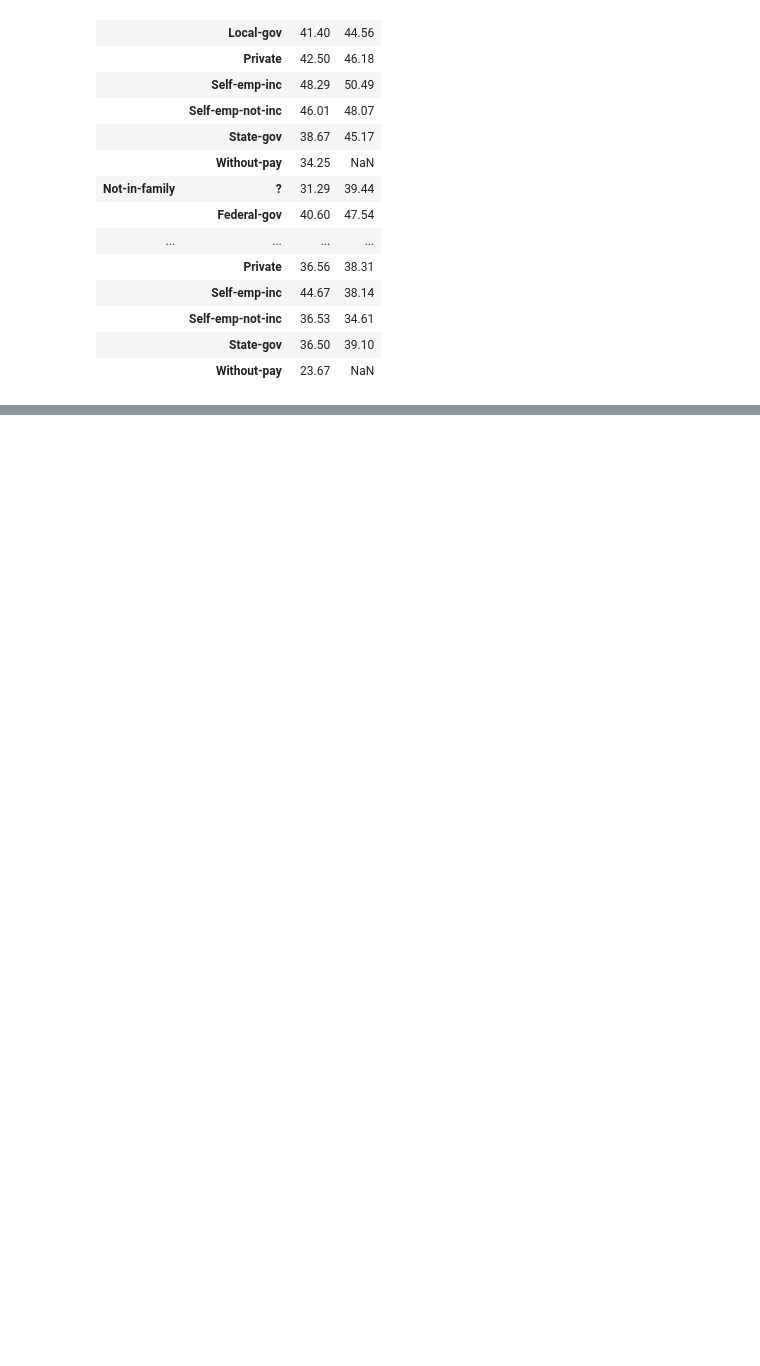
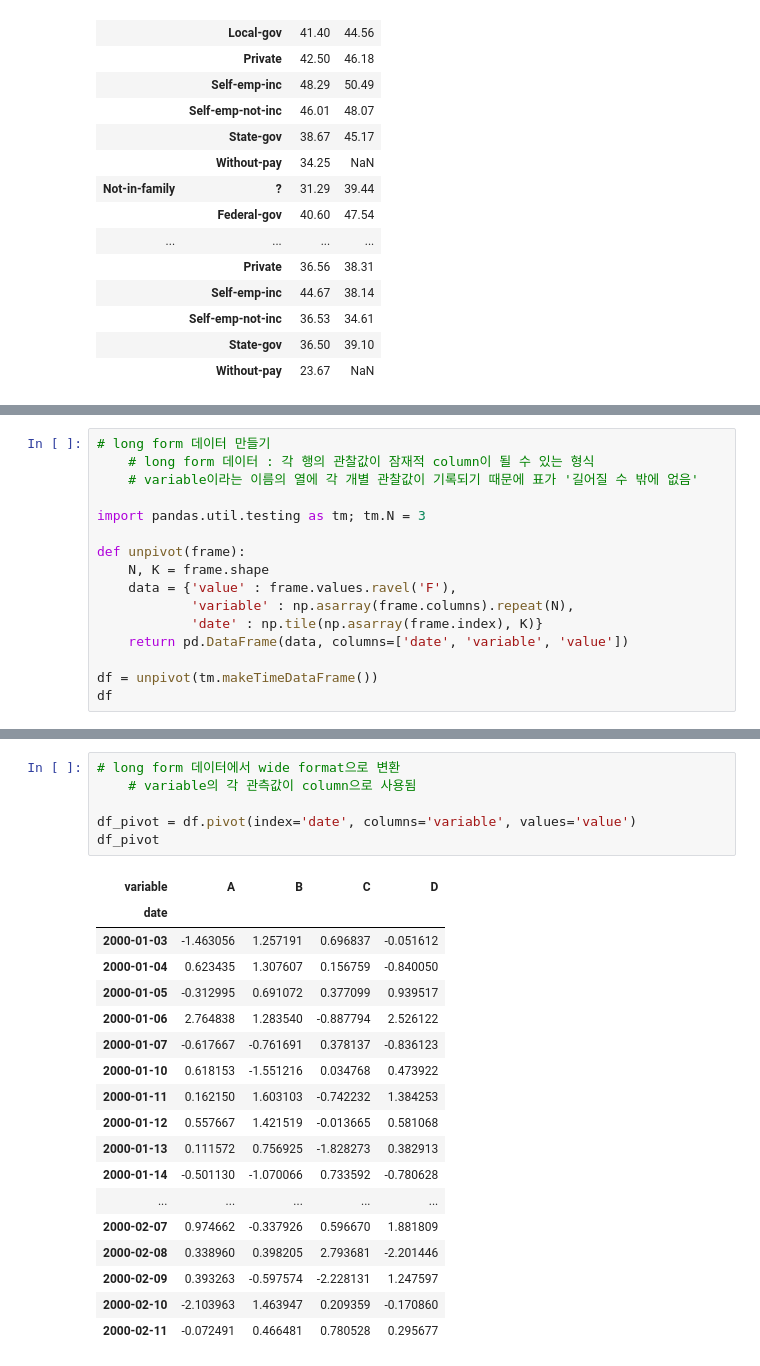
Before and after one commit to GGpark1/data-analysis-and-visualization, a Jupyter notebook: data_description.ipynb, the cells around one changed output, grey strips where cells are left out. Cells and saved outputs as stored; diff of their text form; blank space fills up the shorter version.

```diff
--- a/data_description.ipynb
+++ b/data_description.ipynb
@@ -184,0 +204,16 @@ pd.pivot_table(df, values='hoursperweek', index=['relationship', 'workclass'],
+# %%
+# long form 데이터 만들기
+    # long form 데이터 : 각 행의 관찰값이 잠재적 column이 될 수 있는 형식
+    # variable이라는 이름의 열에 각 개별 관찰값이 기록되기 때문에 표가 '길어질 수 밖에 없음'
+
+import pandas.util.testing as tm; tm.N = 3
+
+def unpivot(frame):
+    N, K = frame.shape
+    data = {'value' : frame.values.ravel('F'),
+            'variable' : np.asarray(frame.columns).repeat(N),
+            'date' : np.tile(np.asarray(frame.index), K)}
+    return pd.DataFrame(data, columns=['date', 'variable', 'value'])
+
+df = unpivot(tm.makeTimeDataFrame())
+df
@@ -184,0 +234,25 @@ pd.pivot_table(df, values='hoursperweek', index=['relationship', 'workclass'],
+# %%
+# long form 데이터에서 wide format으로 변환
+    # variable의 각 관측값이 column으로 사용됨
+
+df_pivot = df.pivot(index='date', columns='variable', values='value')
+df_pivot
+# %% [output]
+| variable | A | B | C | D |
+| date |  |  |  |  |
+| 2000-01-03 | -1.463056 | 1.257191 | 0.696837 | -0.051612 |
+| 2000-01-04 | 0.623435 | 1.307607 | 0.156759 | -0.840050 |
+| 2000-01-05 | -0.312995 | 0.691072 | 0.377099 | 0.939517 |
+| 2000-01-06 | 2.764838 | 1.283540 | -0.887794 | 2.526122 |
+| 2000-01-07 | -0.617667 | -0.761691 | 0.378137 | -0.836123 |
+| 2000-01-10 | 0.618153 | -1.551216 | 0.034768 | 0.473922 |
+| 2000-01-11 | 0.162150 | 1.603103 | -0.742232 | 1.384253 |
+| 2000-01-12 | 0.557667 | 1.421519 | -0.013665 | 0.581068 |
+| 2000-01-13 | 0.111572 | 0.756925 | -1.828273 | 0.382913 |
+| 2000-01-14 | -0.501130 | -1.070066 | 0.733592 | -0.780628 |
+| ... | ... | ... | ... | ... |
+| 2000-02-07 | 0.974662 | -0.337926 | 0.596670 | 1.881809 |
+| 2000-02-08 | 0.338960 | 0.398205 | 2.793681 | -2.201446 |
+| 2000-02-09 | 0.393263 | -0.597574 | -2.228131 | 1.247597 |
+| 2000-02-10 | -2.103963 | 1.463947 | 0.209359 | -0.170860 |
+| 2000-02-11 | -0.072491 | 0.466481 | 0.780528 | 0.295677 |
```
Also changed, not shown: parts of 3 cells of this notebook.
